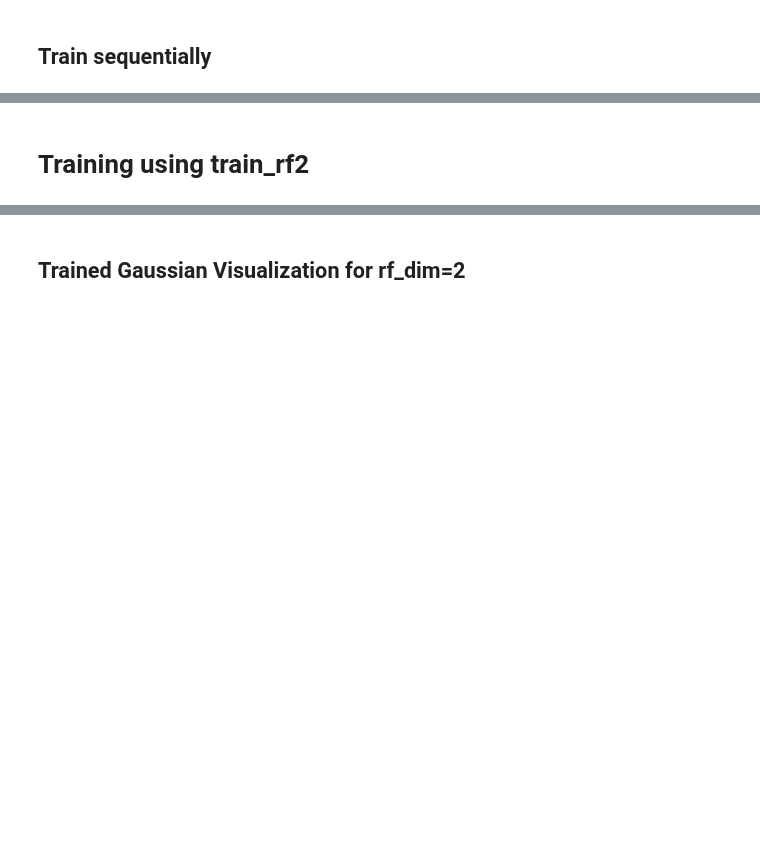
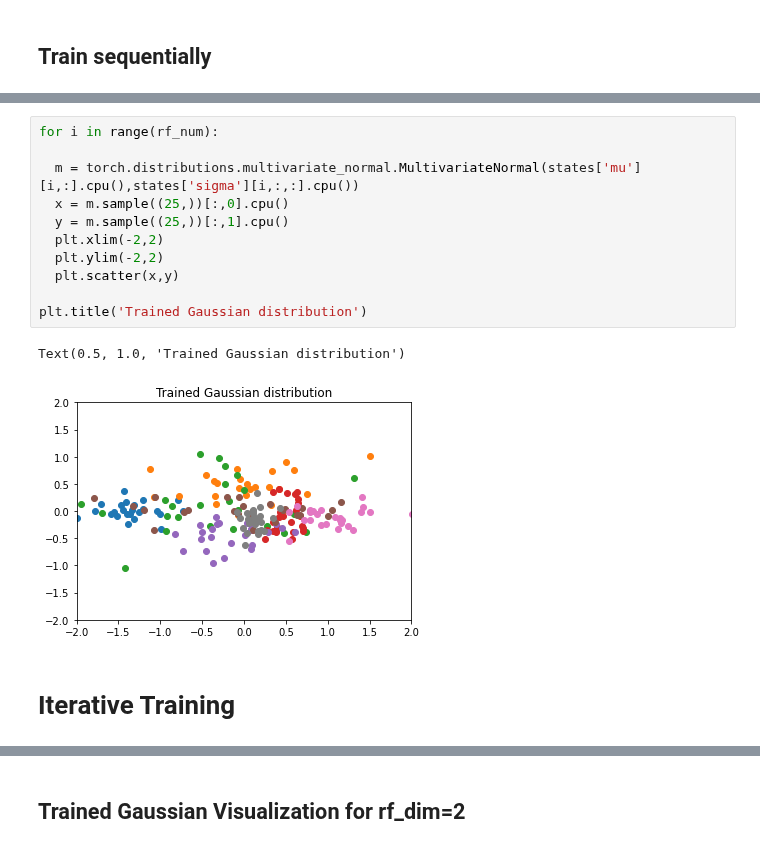
Before and after one commit to Pengchengzhi/Face-Alignment-DRF, a Jupyter notebook: main.ipynb, the cells around one changed output, grey strips where cells are left out. Drawn from its saved outputs; the diff is of its cells as text; blank space fills up the shorter version.

```diff
--- a/main.ipynb
+++ b/main.ipynb
@@ -455,3 +489,17 @@ Text(0.5, 1.0, 'CNN Training Loss')
+# %%
+for i in range(rf_num):
+
+  m = torch.distributions.multivariate_normal.MultivariateNormal(states['mu'][i,:].cpu(),states['sigma'][i,:,:].cpu())
+  x = m.sample((25,))[:,0].cpu()
+  y = m.sample((25,))[:,1].cpu()
+  plt.xlim(-2,2)
+  plt.ylim(-2,2)
+  plt.scatter(x,y)
+
+plt.title('Trained Gaussian distribution')
+# %% [output]
+Text(0.5, 1.0, 'Trained Gaussian distribution')
+[figure, added]
 # %% [markdown]
-# Training using train_rf2
+# Iterative Training
 # %%
```
Also changed, not shown: parts of 17 cells of this notebook.
